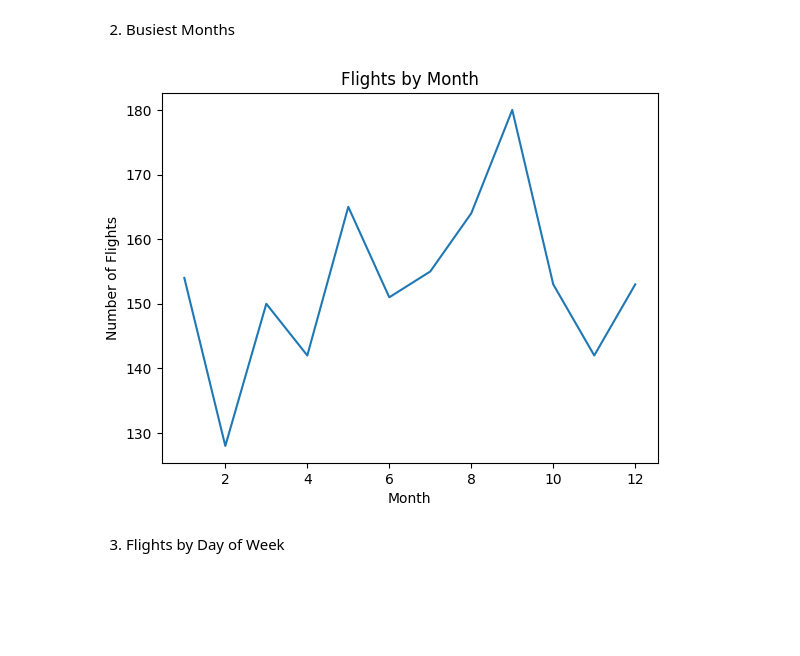
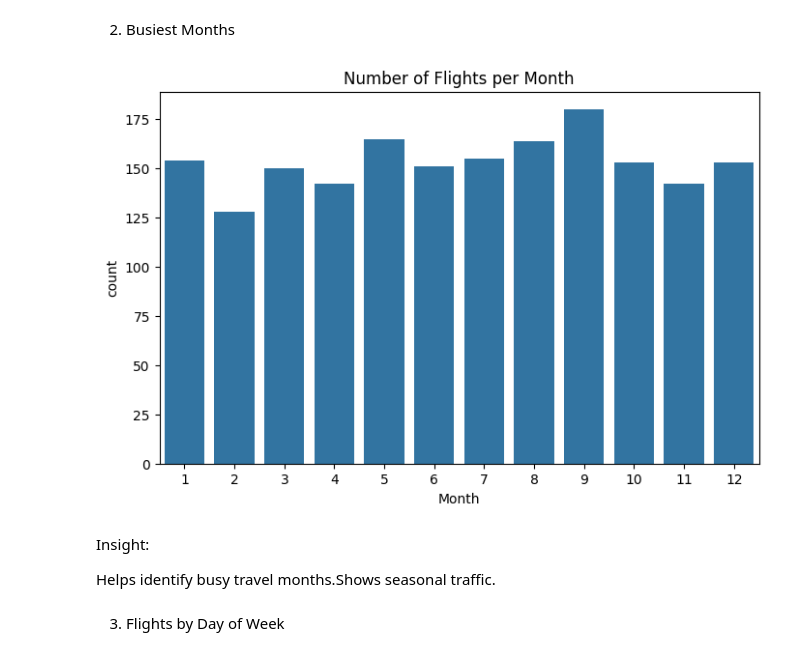
Before and after one commit to M-chandrika27/AirFly_Insights_DV, a Jupyter notebook: notebooks/Milestone1/milestone2.ipynb, the cells around one changed output. Cells and saved outputs as stored; diff of their text form; code cells hidden in the pictures; blank space fills up the shorter version.

```diff
--- a/notebooks/Milestone1/milestone2.ipynb
+++ b/notebooks/Milestone1/milestone2.ipynb
@@ -27,4 +29,4 @@ df.head()
 5 rows × 29 columns
 # %%
 # Handle Missing Values
-df = df.dropna()
+df.dropna(subset=['ArrivalDelay'])
@@ -31,3 +47,5 @@ df = df.dropna()
+# %%
+df.fillna(0, inplace=True)
 # %%
 df.shape
 # %% [output]
@@ -180,16 +198,16 @@ plt.show()
 # %% [markdown]
 2. Busiest Months
 # %%
-monthly = df['Month'].value_counts().sort_index()
-
-plt.figure()
-monthly.plot(kind='line')
-plt.title("Flights by Month")
-plt.xlabel("Month")
-plt.ylabel("Number of Flights")
+plt.figure(figsize=(8,5))
+sns.countplot(x='Month', data=df)
+plt.title("Number of Flights per Month")
 plt.show()
 # %% [output]
-[figure, old version]
+[figure, new version]
+# %% [markdown]
+Insight:
+
+Helps identify busy travel months.Shows seasonal traffic.
 # %% [markdown]
 3. Flights by Day of Week
 # %%
```
Also changed, not shown: parts of 25 cells of this notebook, 5 other files.
